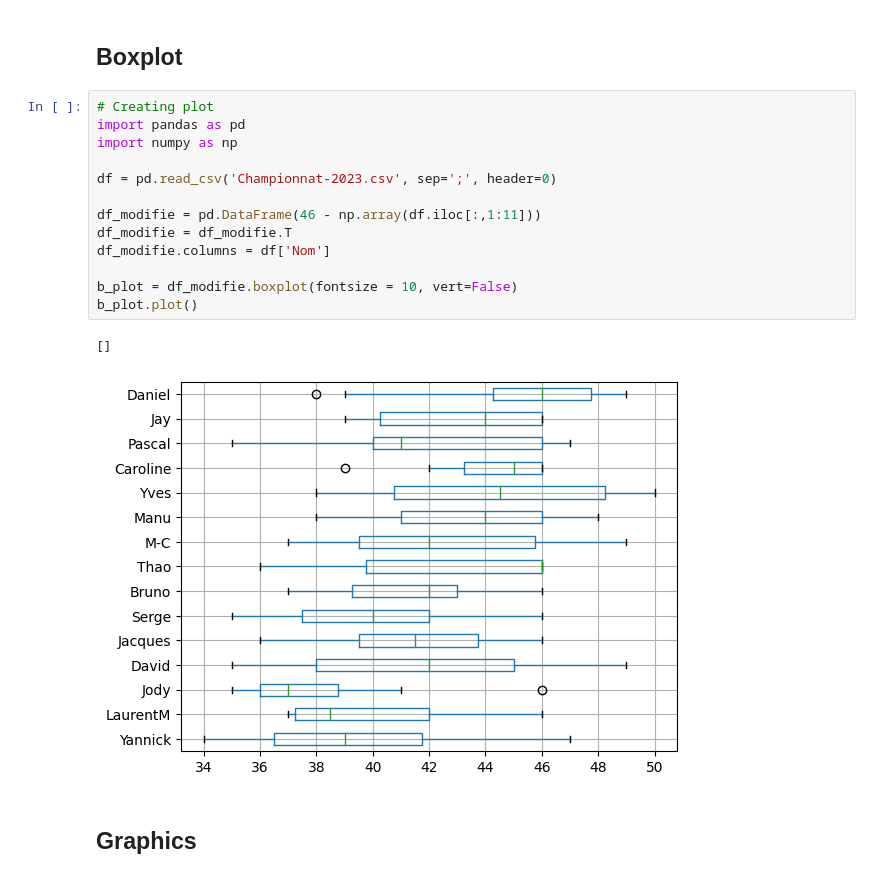
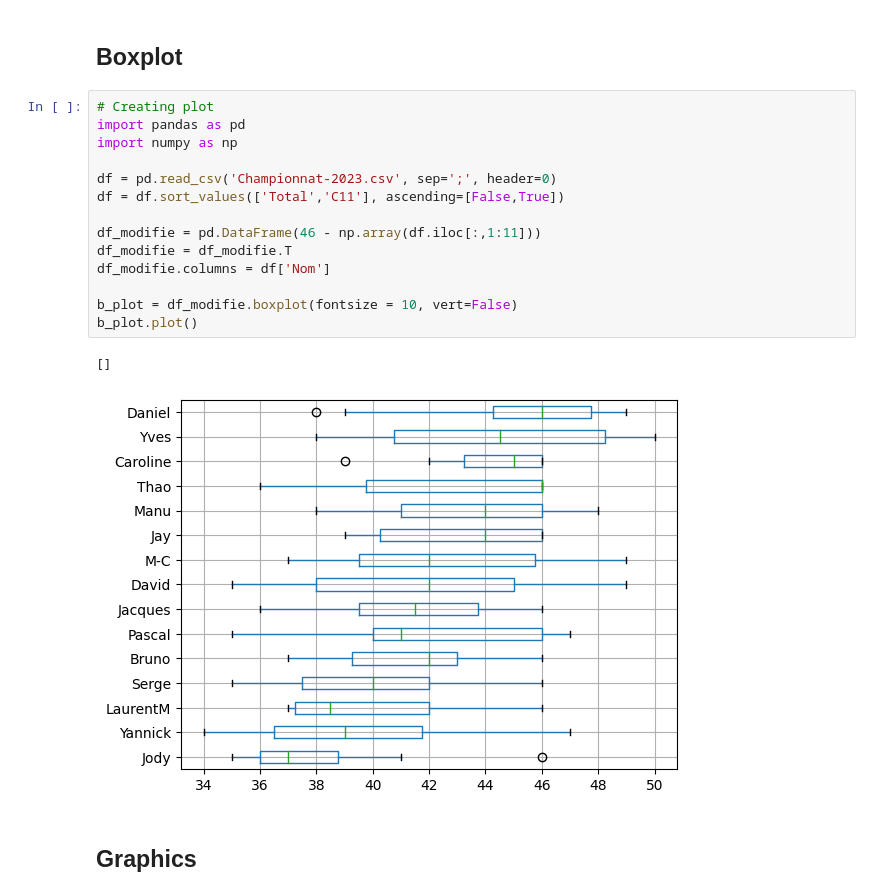
Before and after one commit to Webismagic/mini-golf, a Jupyter notebook: notebook.ipynb, the cells around one changed output. Drawn from its saved outputs; the diff is of its cells as text.

```diff
--- a/notebook.ipynb
+++ b/notebook.ipynb
@@ -79,19 +79,20 @@ Daniel     10.0  45.0  3.771236  38.0  44.25  46.0  47.75  49.0  10        15
 # %%
 # Creating plot
 import pandas as pd
 import numpy as np
 
 df = pd.read_csv('Championnat-2023.csv', sep=';', header=0)
+df = df.sort_values(['Total','C11'], ascending=[False,True])
 
 df_modifie = pd.DataFrame(46 - np.array(df.iloc[:,1:11]))
 df_modifie = df_modifie.T
 df_modifie.columns = df['Nom']
 
 b_plot = df_modifie.boxplot(fontsize = 10, vert=False)
 b_plot.plot()
 # %% [output]
 []
-[figure, old version]
+[figure, new version]
 # %% [markdown]
 ## Graphics
 # %%
```
Also changed, not shown: parts of 2 cells of this notebook.
